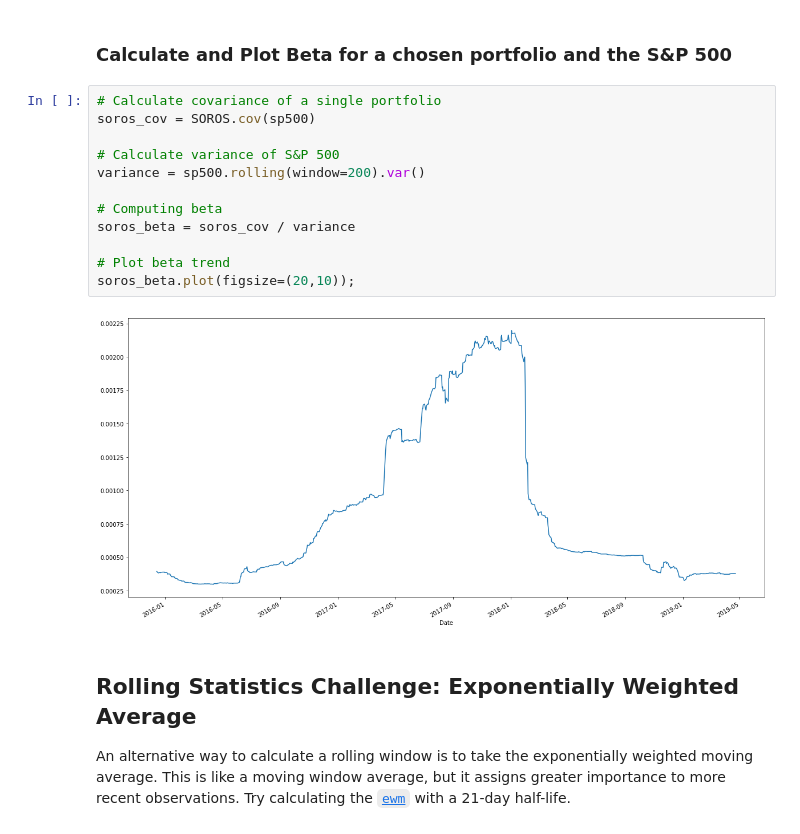
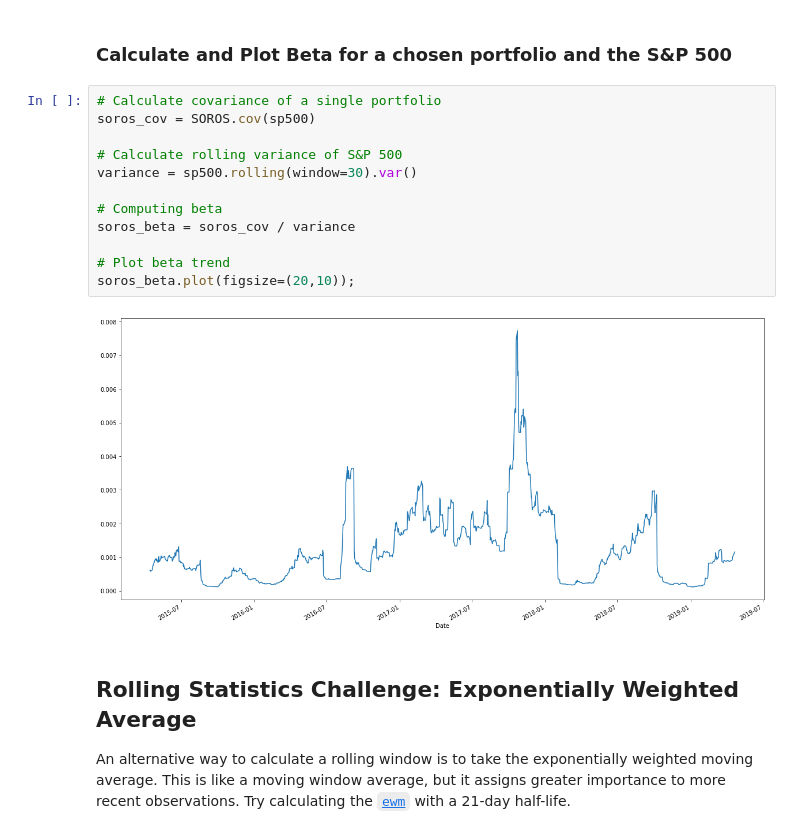
Before and after one commit to jordan-gilmartin/pandas-portfolio-analysis, a Jupyter notebook: whale_analysis.ipynb, the cells around one changed output. Cells and saved outputs as stored; diff of their text form.

```diff
--- a/whale_analysis.ipynb
+++ b/whale_analysis.ipynb
@@ -974,17 +974,17 @@ dtype: float64
 # %%
 # Calculate covariance of a single portfolio
 soros_cov = SOROS.cov(sp500)
 
-# Calculate variance of S&P 500
-variance = sp500.rolling(window=200).var()
+# Calculate rolling variance of S&P 500
+variance = sp500.rolling(window=30).var()
 
 # Computing beta
 soros_beta = soros_cov / variance
 
 # Plot beta trend
 soros_beta.plot(figsize=(20,10));
 # %% [output]
-[figure, old version]
+[figure, new version]
 # %% [markdown]
 ## Rolling Statistics Challenge: Exponentially Weighted Average
 
```
Also changed, not shown: parts of 1 cell of this notebook.
